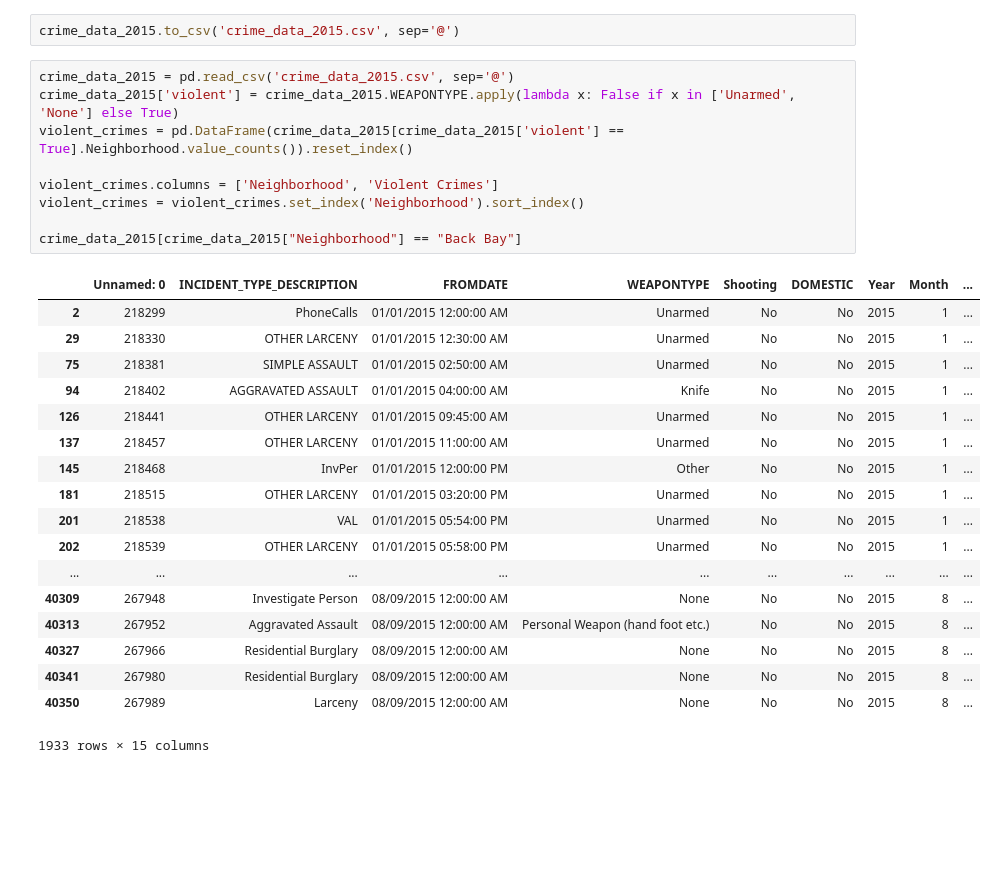
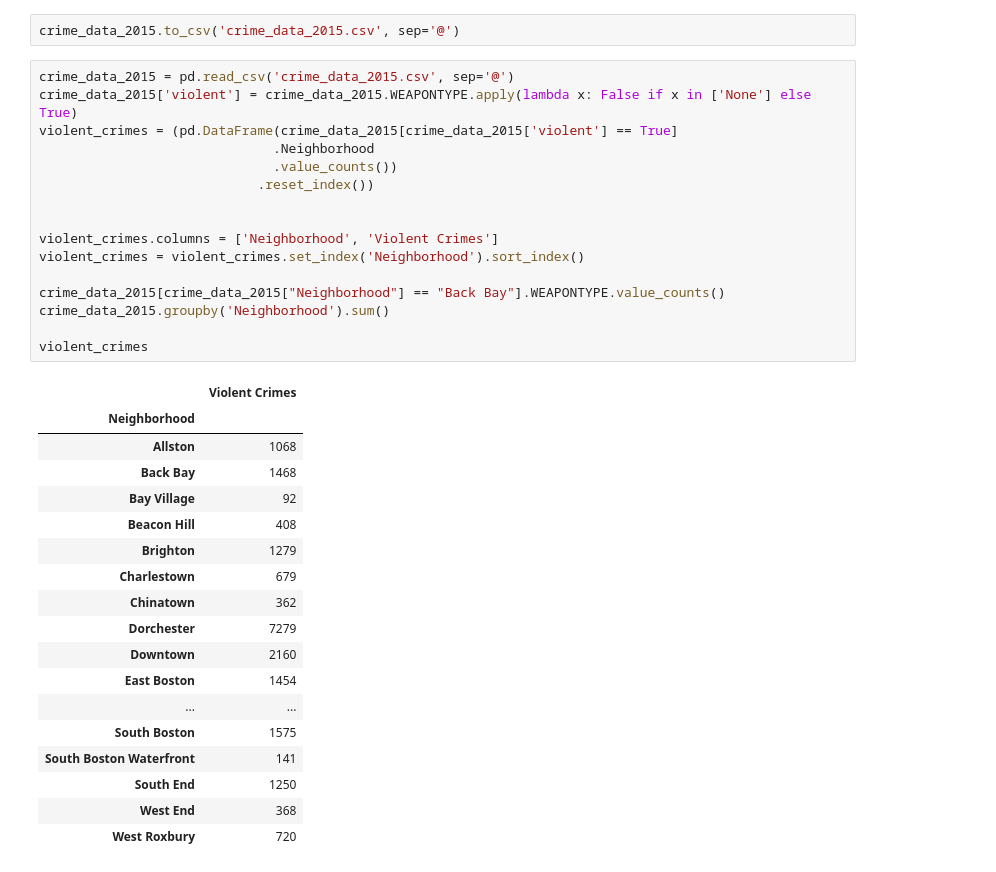
Before and after one commit to Syps/boston_data, a Jupyter notebook: boston.ipynb, the cells around one changed output. Saved outputs shown, nothing was run; the diff lists cells and outputs as text; blank space fills up the shorter version.

```diff
--- a/boston.ipynb
+++ b/boston.ipynb
@@ -256,32 +260,39 @@ Name: REPTDISTRICT, dtype: object
 crime_data_2015.to_csv('crime_data_2015.csv', sep='@')
 # %%
 crime_data_2015 = pd.read_csv('crime_data_2015.csv', sep='@')
-crime_data_2015['violent'] = crime_data_2015.WEAPONTYPE.apply(lambda x: False if x in ['Unarmed', 'None'] else True)
-violent_crimes = pd.DataFrame(crime_data_2015[crime_data_2015['violent'] == True].Neighborhood.value_counts()).reset_index()
+crime_data_2015['violent'] = crime_data_2015.WEAPONTYPE.apply(lambda x: False if x in ['None'] else True)
+violent_crimes = (pd.DataFrame(crime_data_2015[crime_data_2015['violent'] == True]
+                              .Neighborhood
+                              .value_counts())
+                            .reset_index())
+
 
 violent_crimes.columns = ['Neighborhood', 'Violent Crimes']
 violent_crimes = violent_crimes.set_index('Neighborhood').sort_index()
 
-crime_data_2015[crime_data_2015["Neighborhood"] == "Back Bay"]
+crime_data_2015[crime_data_2015["Neighborhood"] == "Back Bay"].WEAPONTYPE.value_counts()
+crime_data_2015.groupby('Neighborhood').sum()
+
+violent_crimes
 # %% [output]
-|  | Unnamed: 0 | INCIDENT_TYPE_DESCRIPTION | FROMDATE | WEAPONTYPE | Shooting | DOMESTIC | Year | Month | ... |
-| 2 | 218299 | PhoneCalls | 01/01/2015 12:00:00 AM | Unarmed | No | No | 2015 | 1 | ... |
-| 29 | 218330 | OTHER LARCENY | 01/01/2015 12:30:00 AM | Unarmed | No | No | 2015 | 1 | ... |
-| 75 | 218381 | SIMPLE ASSAULT | 01/01/2015 02:50:00 AM | Unarmed | No | No | 2015 | 1 | ... |
-| 94 | 218402 | AGGRAVATED ASSAULT | 01/01/2015 04:00:00 AM | Knife | No | No | 2015 | 1 | ... |
-| 126 | 218441 | OTHER LARCENY | 01/01/2015 09:45:00 AM | Unarmed | No | No | 2015 | 1 | ... |
-| 137 | 218457 | OTHER LARCENY | 01/01/2015 11:00:00 AM | Unarmed | No | No | 2015 | 1 | ... |
-| 145 | 218468 | InvPer | 01/01/2015 12:00:00 PM | Other | No | No | 2015 | 1 | ... |
-| 181 | 218515 | OTHER LARCENY | 01/01/2015 03:20:00 PM | Unarmed | No | No | 2015 | 1 | ... |
-| 201 | 218538 | VAL | 01/01/2015 05:54:00 PM | Unarmed | No | No | 2015 | 1 | ... |
-| 202 | 218539 | OTHER LARCENY | 01/01/2015 05:58:00 PM | Unarmed | No | No | 2015 | 1 | ... |
-| ... | ... | ... | ... | ... | ... | ... | ... | ... | ... |
-| 40309 | 267948 | Investigate Person | 08/09/2015 12:00:00 AM | None | No | No | 2015 | 8 | ... |
-| 40313 | 267952 | Aggravated Assault | 08/09/2015 12:00:00 AM | Personal Weapon (hand foot etc.) | No | No | 2015 | 8 | ... |
-| 40327 | 267966 | Residential Burglary | 08/09/2015 12:00:00 AM | None | No | No | 2015 | 8 | ... |
-| 40341 | 267980 | Residential Burglary | 08/09/2015 12:00:00 AM | None | No | No | 2015 | 8 | ... |
-| 40350 | 267989 | Larceny | 08/09/2015 12:00:00 AM | None | No | No | 2015 | 8 | ... |
+|  | Violent Crimes |
+| Neighborhood |  |
+| Allston | 1068 |
+| Back Bay | 1468 |
+| Bay Village | 92 |
+| Beacon Hill | 408 |
+| Brighton | 1279 |
+| Charlestown | 679 |
+| Chinatown | 362 |
+| Dorchester | 7279 |
+| Downtown | 2160 |
+| East Boston | 1454 |
+| ... | ... |
+| South Boston | 1575 |
+| South Boston Waterfront | 141 |
+| South End | 1250 |
+| West End | 368 |
+| West Roxbury | 720 |
-1933 rows × 15 columns
 # %%
 # %% [output]
 |  | GEO.id | GEO.id2 | GEO.display-label | HD01_VD01 | HD02_VD01 | HD01_VD02 | HD02_VD02 | HD01_VD03 | HD02_VD03 | ... |
```
Also changed, not shown: parts of 3 cells of this notebook, 4 other files.
